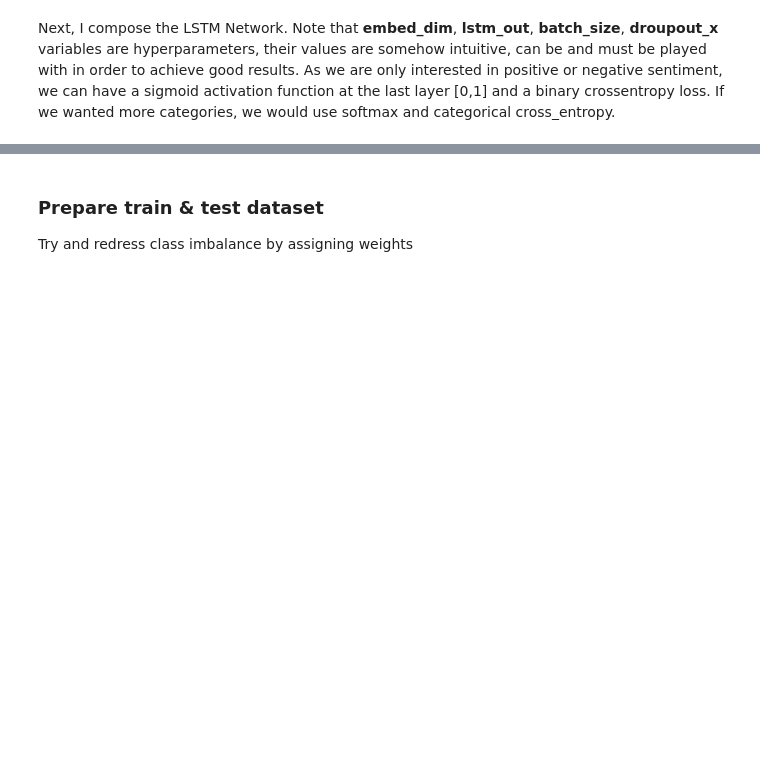
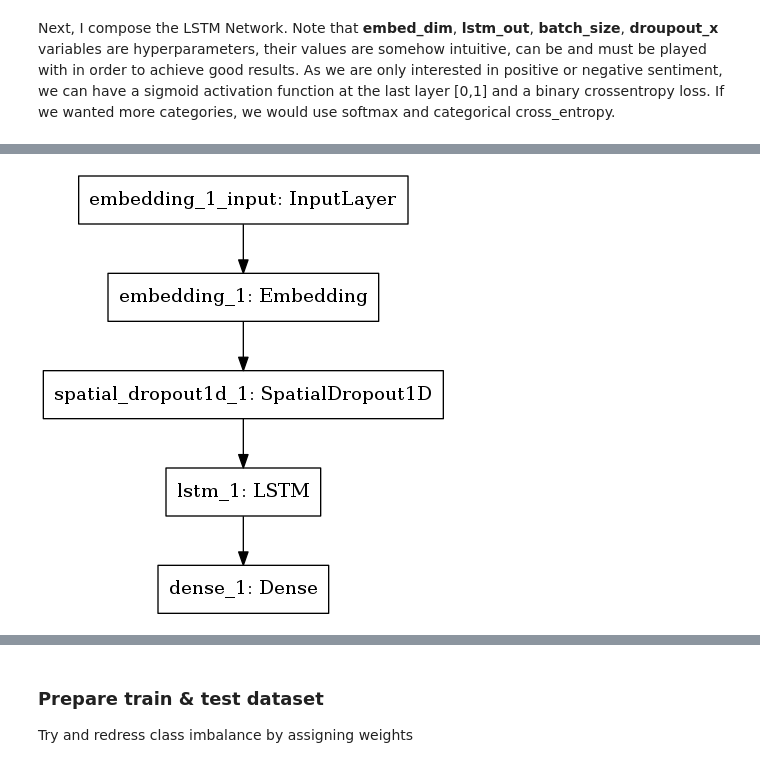
Before and after one commit to gmarchet/dnnworkshop6, a Jupyter notebook: labs/1.Sentiment-Analysis/sentiment_anaysis_keras.ipynb, the cells around one changed output, grey strips where cells are left out. Drawn from its saved outputs; the diff is of its cells as text; code cells hidden in the pictures; blank space fills up the shorter version.

```diff
--- a/labs/1.Sentiment-Analysis/sentiment_anaysis_keras.ipynb
+++ b/labs/1.Sentiment-Analysis/sentiment_anaysis_keras.ipynb
@@ -94,3 +102,8 @@ None
+# %%
+import tensorflow as tf
+tf.keras.utils.plot_model(model)
+# %% [output]
+[figure, added]
 # %%
 Y=data['sentiment'].astype('category')
 Y
```
Also changed, not shown: parts of 8 cells of this notebook, 3 other files.
